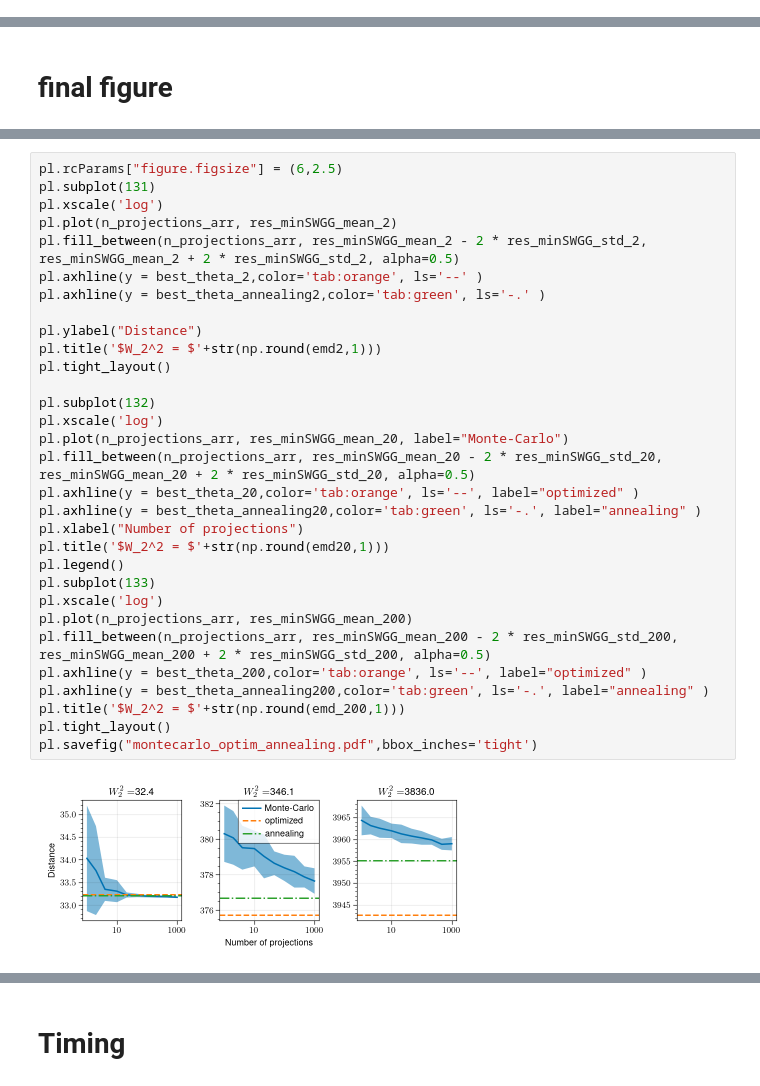
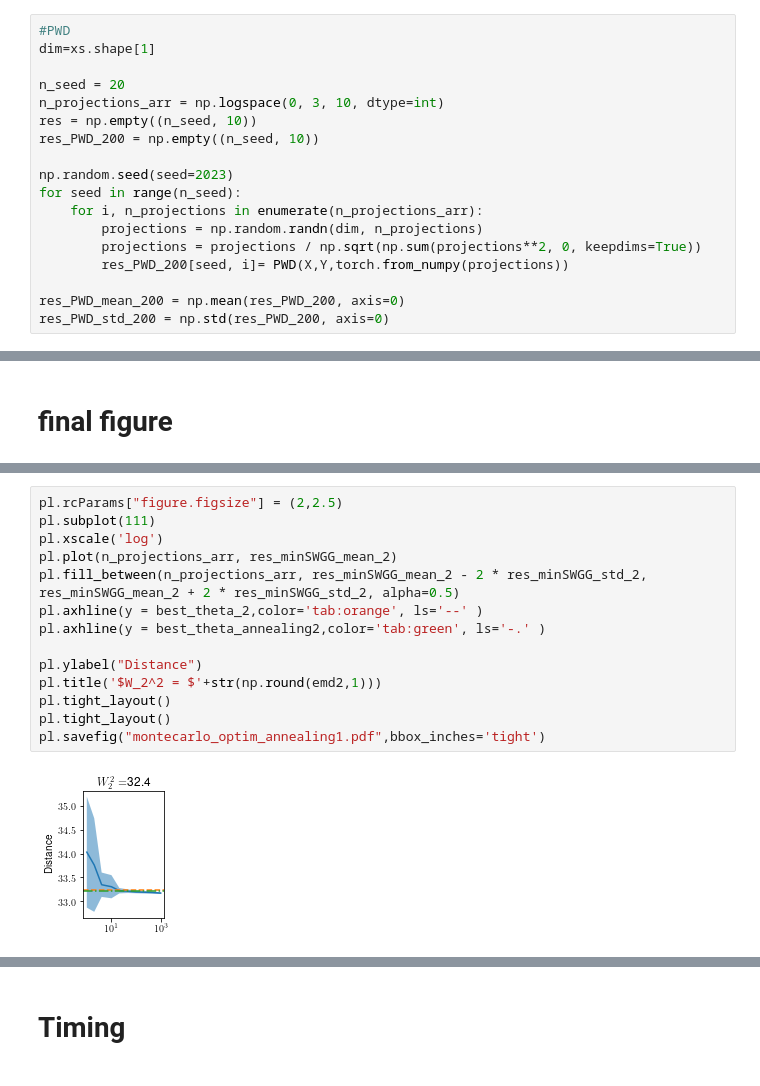
Before and after one commit to MaheyG/SWGG, a Jupyter notebook: Figure/MonteCarlo_Optim_SimulatedAnnealing.ipynb, the cells around one changed output, grey strips where cells are left out. Cells and saved outputs as stored; diff of their text form.

```diff
--- a/Figure/MonteCarlo_Optim_SimulatedAnnealing.ipynb
+++ b/Figure/MonteCarlo_Optim_SimulatedAnnealing.ipynb
@@ -262,3 +398,21 @@ best_theta_200 = SWGG_CP(X, Y, torch.reshape(t_min_200, (-1,1)))[0]
+# %%
+#PWD
+dim=xs.shape[1]
+
+n_seed = 20
+n_projections_arr = np.logspace(0, 3, 10, dtype=int)
+res = np.empty((n_seed, 10))
+res_PWD_200 = np.empty((n_seed, 10))
+
+np.random.seed(seed=2023)
+for seed in range(n_seed):
+    for i, n_projections in enumerate(n_projections_arr):
+        projections = np.random.randn(dim, n_projections)
+        projections = projections / np.sqrt(np.sum(projections**2, 0, keepdims=True))
+        res_PWD_200[seed, i]= PWD(X,Y,torch.from_numpy(projections))
+
+res_PWD_mean_200 = np.mean(res_PWD_200, axis=0)
+res_PWD_std_200 = np.std(res_PWD_200, axis=0)
 # %%
 pl.rcParams.update({
     "text.usetex": True,
@@ -294,33 +569,16 @@ pl.show()
 # %%
-pl.rcParams["figure.figsize"] = (6,2.5)
-pl.subplot(131)
+pl.rcParams["figure.figsize"] = (2,2.5)
+pl.subplot(111)
 pl.xscale('log')
 pl.plot(n_projections_arr, res_minSWGG_mean_2)
 pl.fill_between(n_projections_arr, res_minSWGG_mean_2 - 2 * res_minSWGG_std_2, res_minSWGG_mean_2 + 2 * res_minSWGG_std_2, alpha=0.5)
 pl.axhline(y = best_theta_2,color='tab:orange', ls='--' )
 pl.axhline(y = best_theta_annealing2,color='tab:green', ls='-.' )
 
 pl.ylabel("Distance")
 pl.title('$W_2^2 = $'+str(np.round(emd2,1)))
 pl.tight_layout()
-
-pl.subplot(132)
-pl.xscale('log')
-pl.plot(n_projections_arr, res_minSWGG_mean_20, label="Monte-Carlo")
-pl.fill_between(n_projections_arr, res_minSWGG_mean_20 - 2 * res_minSWGG_std_20, res_minSWGG_mean_20 + 2 * res_minSWGG_std_20, alpha=0.5)
-pl.axhline(y = best_theta_20,color='tab:orange', ls='--', label="optimized" )
-pl.axhline(y = best_theta_annealing20,color='tab:green', ls='-.', label="annealing" )
-pl.xlabel("Number of projections")
-pl.title('$W_2^2 = $'+str(np.round(emd20,1)))
-pl.legend()
-pl.subplot(133)
-pl.xscale('log')
-pl.plot(n_projections_arr, res_minSWGG_mean_200)
-pl.fill_between(n_projections_arr, res_minSWGG_mean_200 - 2 * res_minSWGG_std_200, res_minSWGG_mean_200 + 2 * res_minSWGG_std_200, alpha=0.5)
-pl.axhline(y = best_theta_200,color='tab:orange', ls='--', label="optimized" )
-pl.axhline(y = best_theta_annealing200,color='tab:green', ls='-.', label="annealing" )
-pl.title('$W_2^2 = $'+str(np.round(emd_200,1)))
 pl.tight_layout()
-pl.savefig("montecarlo_optim_annealing.pdf",bbox_inches='tight')
+pl.savefig("montecarlo_optim_annealing1.pdf",bbox_inches='tight')
 # %% [output]
-[figure, old version]
+[figure, new version]
```
Also changed, not shown: parts of 22 cells of this notebook, 1 other file.
